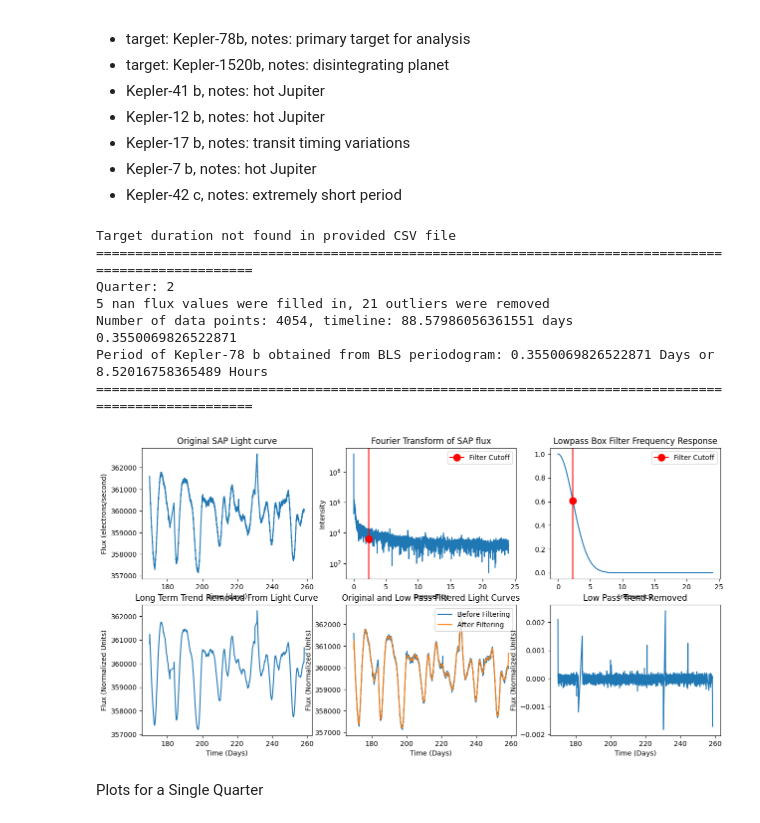
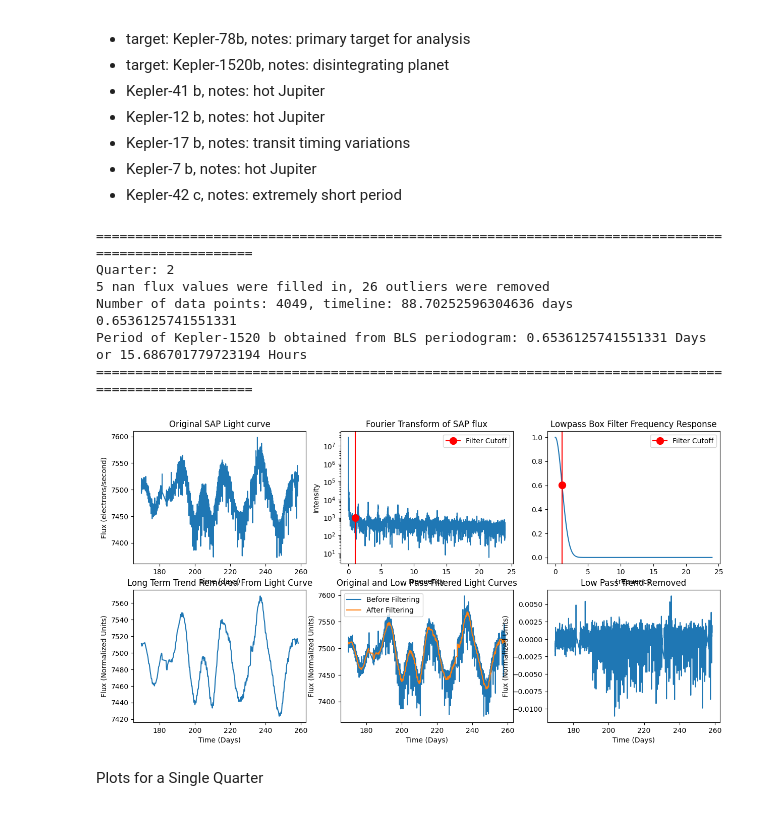
Before and after one commit to nsodickson/USP-Exoplanet-Analysis, a Jupyter notebook: Pipeline.ipynb, the cells around one changed output. Drawn from its saved outputs; the diff is of its cells as text; code cells hidden in the pictures.

```diff
--- a/Pipeline.ipynb
+++ b/Pipeline.ipynb
@@ -660,7 +665,7 @@ Target List:
 - Kepler-42 c, notes: extremely short period
 # %%
 # Initialize Target Constants
-target = "Kepler-78 b"
+target = "Kepler-1520 b"
 if target in sp_csv.index:
     prior_period = sp_csv.loc[target, "pl_orbper"]
     target_period_range = getPeriodRange(period=prior_period)
@@ -683,39 +688,38 @@ hdu = lk.search_lightcurve(quarter=quarter, target=target, mission="Kepler", exp
 quarter_lc = dataFromHDU(hdu=hdu, flux_column_name="FLUX")
 
 # Obtain data from fits files
 """
 filename = "KeplerFitsData/Kepler/kplr008435766_lc_Q111111111111111111/008435766/kplr008435766-2009166043257_llc.fits"
 quarter_lc = openFitsLightCurve(fits_file=filename)
 """
 
 print(f"Quarter: {quarter}")
 
 # Preprocess data by removing Nan values, and filtering out long term trends
 num_nans = fillNans(quarter_lc.flux)
 produceTrendPlots(time=quarter_lc.time, flux=quarter_lc.flux, filter_type=lowPassGaussian, cutoff=filter_cutoff)
 trend = filter(quarter_lc.flux, filter_type=lowPassGaussian, cutoff=filter_cutoff)
 quarter_lc.flux = quarter_lc.flux/trend - 1.0
 quarter_lc.time, quarter_lc.flux, num_outliers = removeOutliers(quarter_lc.time, quarter_lc.flux, n_sigma=5)
 print(f"{num_nans} nan flux values were filled in, {num_outliers} outliers were removed")
 print(f"Number of data points: {len(quarter_lc.time)}, timeline: {quarter_lc.time[-1] - quarter_lc.time[0]} days")
 
 # Obtaining new data and constants with a variety of data analysis techniques
 period = bls(quarter_lc.time, quarter_lc.flux, duration=target_duration, period=target_period_range)
 print(period)
 period_grid = getPeriodRange(period=period, buffer=1/(24*60))
 print(f"Period of {target} obtained from BLS periodogram: {period} Days or {period * 24} Hours")
 quarter_lc.fold(period)
 print("=" * 100)
 # %% [output]
-Target duration not found in provided CSV file
 ====================================================================================================
 Quarter: 2
-5 nan flux values were filled in, 21 outliers were removed
-Number of data points: 4054, timeline: 88.57986056361551 days
-0.3550069826522871
-Period of Kepler-78 b obtained from BLS periodogram: 0.3550069826522871 Days or 8.52016758365489 Hours
+5 nan flux values were filled in, 26 outliers were removed
+Number of data points: 4049, timeline: 88.70252596304636 days
+0.6536125741551331
+Period of Kepler-1520 b obtained from BLS periodogram: 0.6536125741551331 Days or 15.686701779723194 Hours
 ====================================================================================================
-[figure, old version]
+[figure, new version]
 # %% [markdown]
 Plots for a Single Quarter
 # %%
```
Also changed, not shown: parts of 9 cells of this notebook, 2 other files.
